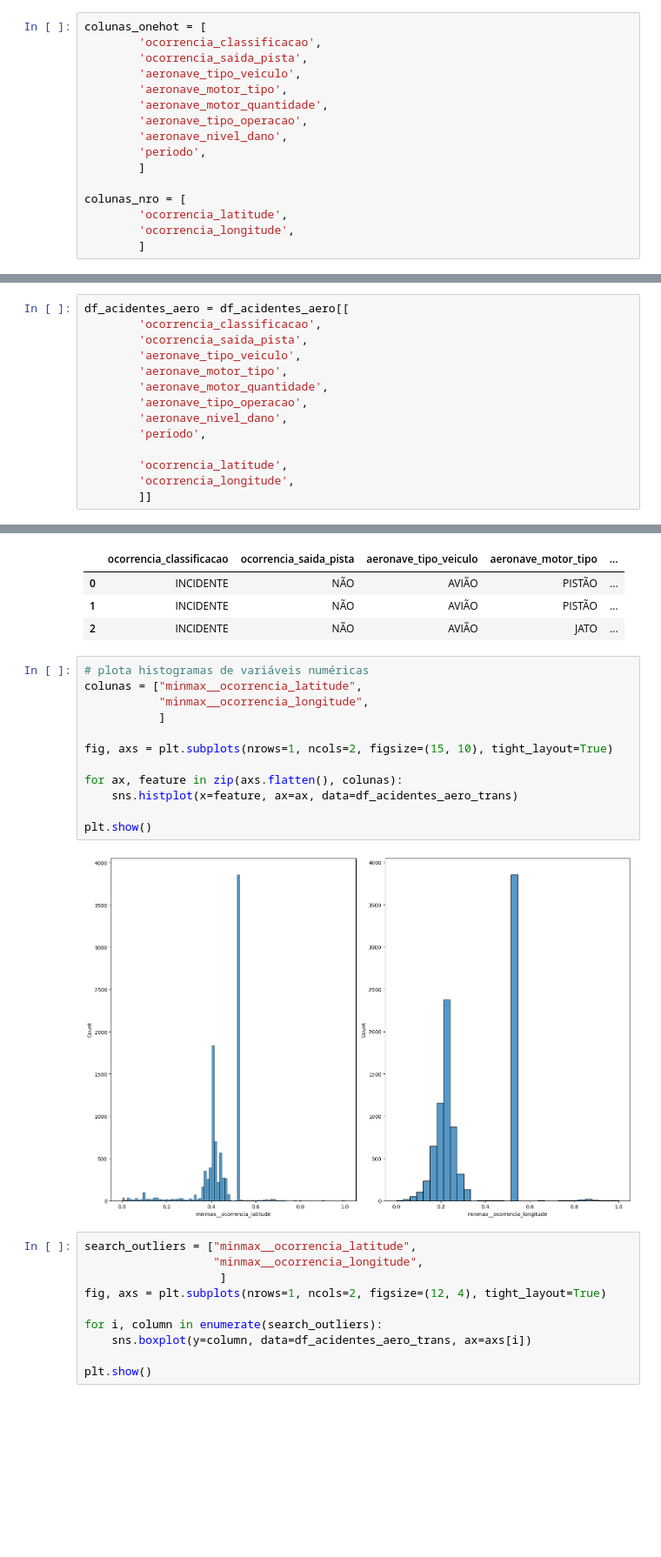
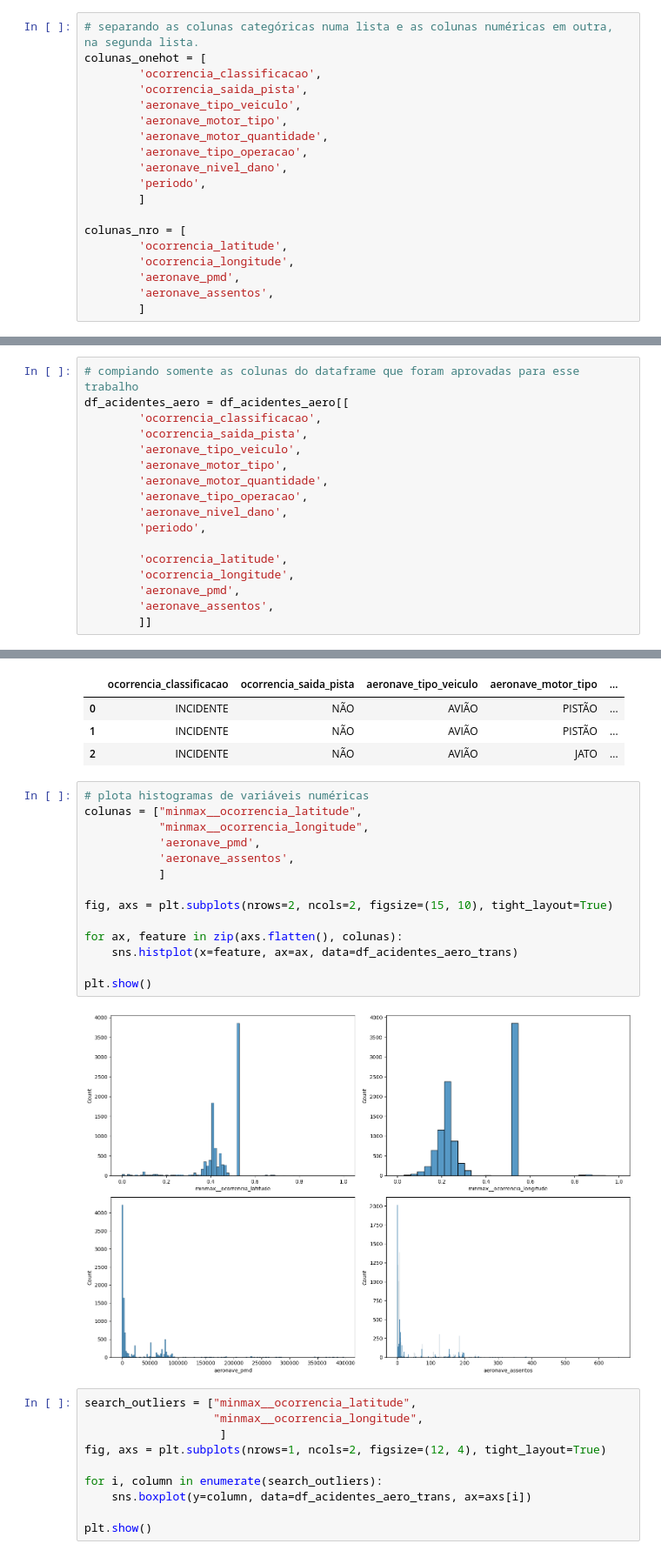
Before and after one commit to jairobernardesjunior/Cenipa_clustering, a Jupyter notebook: 01 cenipa_clustering_analisa.ipynb, the cells around one changed output, grey strips where cells are left out. Shown at 87% size. Drawn from its saved outputs; the diff is of its cells as text; blank space fills up the shorter version.

```diff
--- a/01 cenipa_clustering_analisa.ipynb
+++ b/01 cenipa_clustering_analisa.ipynb
@@ -170,4 +210,5 @@ df_acidentes_aero.head(1)
 # %%
+# separando as colunas categóricas numa lista e as colunas numéricas em outra, na segunda lista.
 colunas_onehot = [
         'ocorrencia_classificacao',
         'ocorrencia_saida_pista',
@@ -182,4 +223,6 @@ colunas_onehot = [
 colunas_nro = [
         'ocorrencia_latitude',
         'ocorrencia_longitude',
+        'aeronave_pmd',
+        'aeronave_assentos',
         ]
@@ -186,4 +234,5 @@ colunas_nro = [
 # %%
+# compiando somente as colunas do dataframe que foram aprovadas para esse trabalho
 df_acidentes_aero = df_acidentes_aero[[
         'ocorrencia_classificacao',
         'ocorrencia_saida_pista',
@@ -196,4 +245,6 @@ df_acidentes_aero = df_acidentes_aero[[
 
         'ocorrencia_latitude',
         'ocorrencia_longitude',
+        'aeronave_pmd',
+        'aeronave_assentos',
         ]]
@@ -250,17 +304,19 @@ df_acidentes_aero_trans.head(3)
 # %%
 # plota histogramas de variáveis numéricas
 colunas = ["minmax__ocorrencia_latitude",
            "minmax__ocorrencia_longitude",
+           'aeronave_pmd',
+           'aeronave_assentos',
            ]
 
-fig, axs = plt.subplots(nrows=1, ncols=2, figsize=(15, 10), tight_layout=True)
+fig, axs = plt.subplots(nrows=2, ncols=2, figsize=(15, 10), tight_layout=True)
 
 for ax, feature in zip(axs.flatten(), colunas):
     sns.histplot(x=feature, ax=ax, data=df_acidentes_aero_trans)
 
 plt.show()
 # %% [output]
-[figure, old version]
+[figure, new version]
 # %%
 search_outliers = ["minmax__ocorrencia_latitude",
                    "minmax__ocorrencia_longitude",
```
Also changed, not shown: parts of 41 cells of this notebook.
